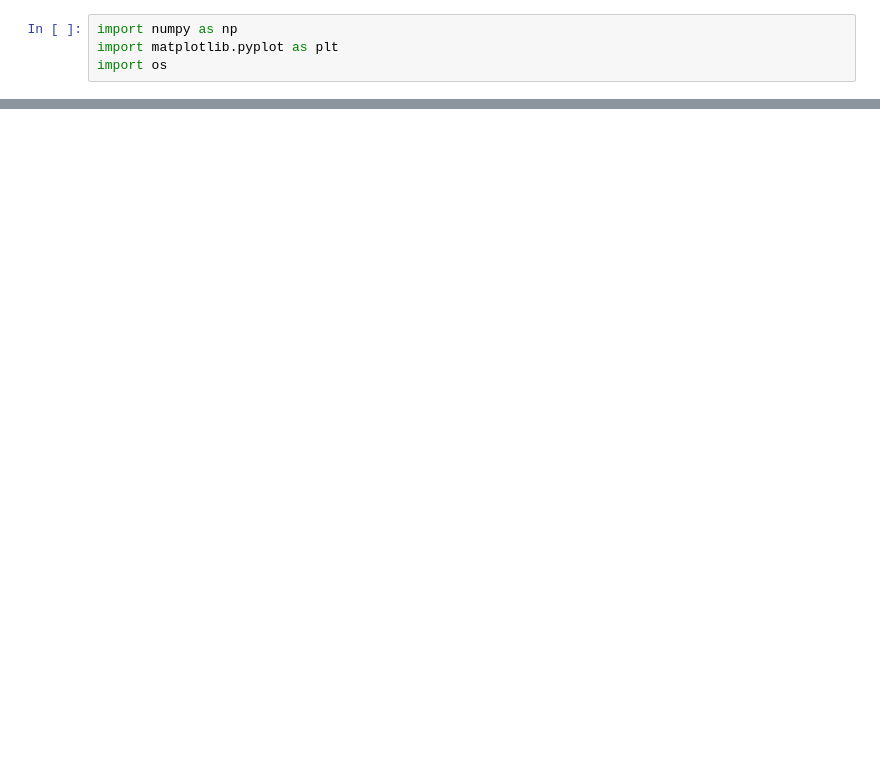
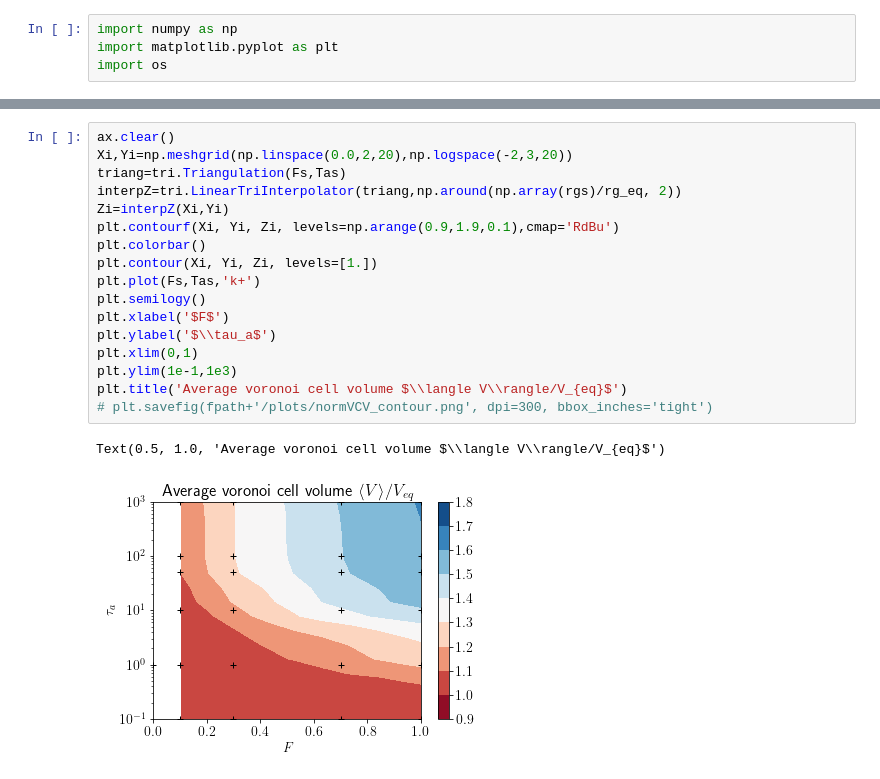
Before and after one commit to s-brahmachari/Active-noise-simulations, a Jupyter notebook: analysis_codes/plot_RG.ipynb, the cells around one changed output, grey strips where cells are left out. Cells and saved outputs as stored; diff of their text form; blank space fills up the shorter version.

```diff
--- a/analysis_codes/plot_RG.ipynb
+++ b/analysis_codes/plot_RG.ipynb
@@ -83,0 +64,20 @@ plt.semilogx(np.array(X)/2,Y,'o')
+# %%
+ax.clear()
+Xi,Yi=np.meshgrid(np.linspace(0.0,2,20),np.logspace(-2,3,20))
+triang=tri.Triangulation(Fs,Tas)
+interpZ=tri.LinearTriInterpolator(triang,np.around(np.array(rgs)/rg_eq, 2))
+Zi=interpZ(Xi,Yi)
+plt.contourf(Xi, Yi, Zi, levels=np.arange(0.9,1.9,0.1),cmap='RdBu')
+plt.colorbar()
+plt.contour(Xi, Yi, Zi, levels=[1.])
+plt.plot(Fs,Tas,'k+')
+plt.semilogy()
+plt.xlabel('$F$')
+plt.ylabel('$\\tau_a$')
+plt.xlim(0,1)
+plt.ylim(1e-1,1e3)
+plt.title('Average voronoi cell volume $\\langle V\\rangle/V_{eq}$')
+# plt.savefig(fpath+'/plots/normVCV_contour.png', dpi=300, bbox_inches='tight')
+# %% [output]
+Text(0.5, 1.0, 'Average voronoi cell volume $\\langle V\\rangle/V_{eq}$')
+[figure, added]
```
Also changed, not shown: parts of 5 cells of this notebook, 2 other files.
